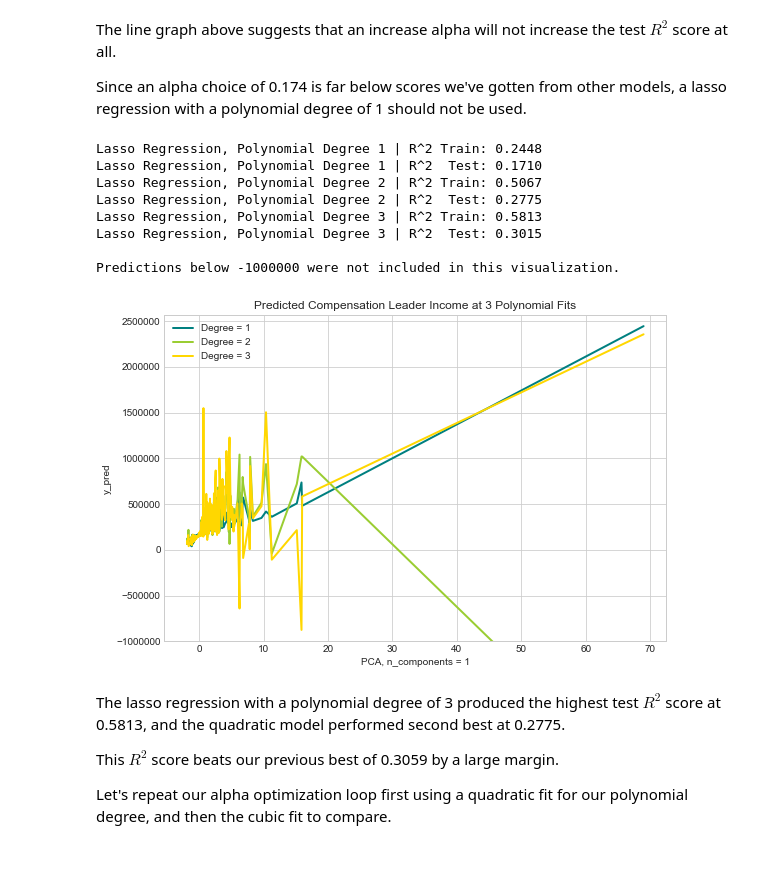
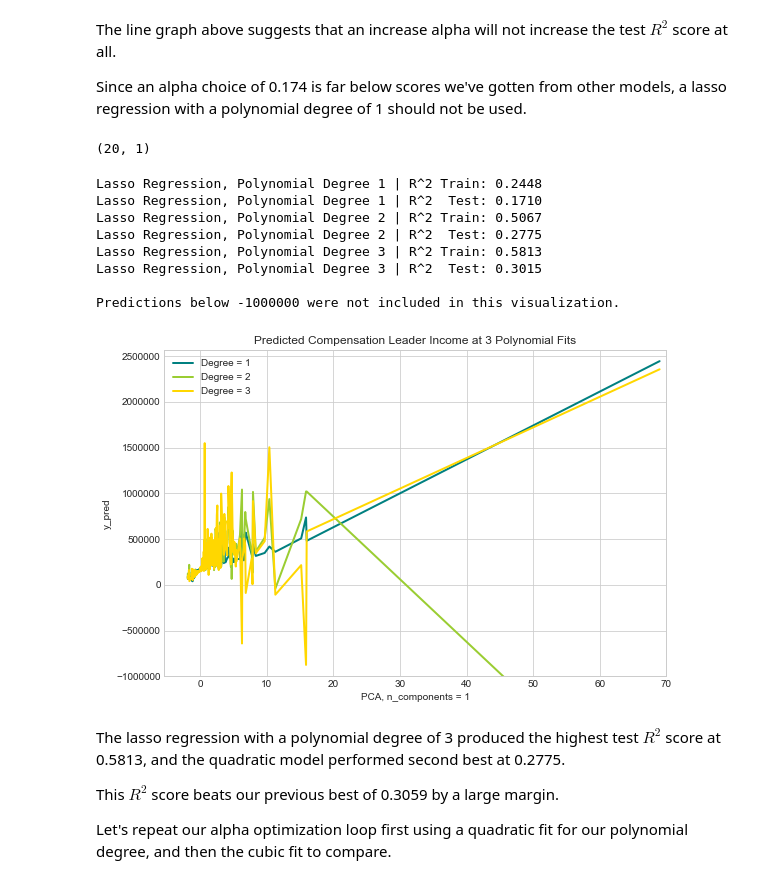
Before and after one commit to cyaris/charities_in_the_united_states, a Jupyter notebook: Linear Models with US Charities.ipynb, the cells around one changed output. Saved outputs shown, nothing was run; the diff lists cells and outputs as text; code cells hidden in the pictures.

Commit message:
Updated polynomial visualizations with PCA n_components = 1 for X axis.

```diff
--- a/Linear Models with US Charities.ipynb
+++ b/Linear Models with US Charities.ipynb
@@ -264,6 +264,7 @@ for n in n:
     plt.xlabel('PCA, n_components = 1')
     plt.ylabel('y_pred')
     plt.title('Predicted Compensation Leader Income at 3 Polynomial Fits')
+    plt.xlim(xmax = 70)
     plt.ylim(-1000000)
     i+=1
 
@@ -496,6 +497,7 @@ for n in n:
     plt.xlabel('PCA, n_components = 1')
     plt.ylabel('y_pred')
     plt.title('Predicted Compensation Leader Income at 3 Polynomial Fits')
+    plt.xlim(xmax = 70)
     plt.ylim(-1000000)
     i+=1
 
@@ -779,6 +781,10 @@ plt.tight_layout()
 The line graph above suggests that an increase alpha will not increase the test $R^2$ score at all.
 
 Since an alpha choice of 0.174 is far below scores we've gotten from other models, a lasso regression with a polynomial degree of 1 should not be used.
+# %%
+linlasso.coef_.reshape(-1, 1).shape
+# %% [output]
+(20, 1)
 # %%
 sns.set_style("whitegrid")
 plt.figure(figsize = (9, 6))
@@ -794,34 +800,35 @@ for n in n:
     y_pred = linlasso.predict(poly.fit_transform(X_test_scaled))
     print('Lasso Regression, Polynomial Degree {} | R^2 Train: {:.4f}'.format(n, linlasso.score(X_poly_train, y_train).round(4)))
     print('Lasso Regression, Polynomial Degree {} | R^2  Test: {:.4f}'.format(n, linlasso.score(poly.fit_transform(X_test_scaled), y_test).round(4)))
 
     pca = PCA(n_components = 1)
     principalComponents = pca.fit_transform(X_test_scaled).round(2)
     df_PCA = pd.DataFrame(principalComponents)
     df_PCA.rename({0: 'PCA'}, axis = 'columns', inplace = True)
     plot = pd.concat([df_PCA, pd.Series(list(y_pred))], axis = 1, join = 'outer')
     plot.rename({0: 'y_pred'}, axis = 'columns', inplace = True)
     plot = plot.groupby(['PCA'])['y_pred'].mean().reset_index()
     plt.plot(plot['PCA'], plot['y_pred'], color = colors[i], lw = 2,
              label = "n %d" % n)
     plt.xlabel('PCA, n_components = 1')
     plt.ylabel('y_pred')
     plt.title('Predicted Compensation Leader Income at 3 Polynomial Fits')
+    plt.xlim(xmax = 70)
     plt.ylim(-1000000)
     i+=1
 
 plt.legend(['Degree = 1', 'Degree = 2', 'Degree = 3'])
 print('\nPredictions below -1000000 were not included in this visualization.')
 # %% [output]
 Lasso Regression, Polynomial Degree 1 | R^2 Train: 0.2448
 Lasso Regression, Polynomial Degree 1 | R^2  Test: 0.1710
 Lasso Regression, Polynomial Degree 2 | R^2 Train: 0.5067
 Lasso Regression, Polynomial Degree 2 | R^2  Test: 0.2775
 Lasso Regression, Polynomial Degree 3 | R^2 Train: 0.5813
 Lasso Regression, Polynomial Degree 3 | R^2  Test: 0.3015
 
 Predictions below -1000000 were not included in this visualization.
-[figure, old version]
+[figure, new version]
 # %% [markdown]
 The lasso regression with a polynomial degree of 3 produced the highest test $R^2$ score at 0.5813, and the quadratic model performed second best at 0.2775.
 
```
Also changed, not shown: parts of 9 cells of this notebook.
